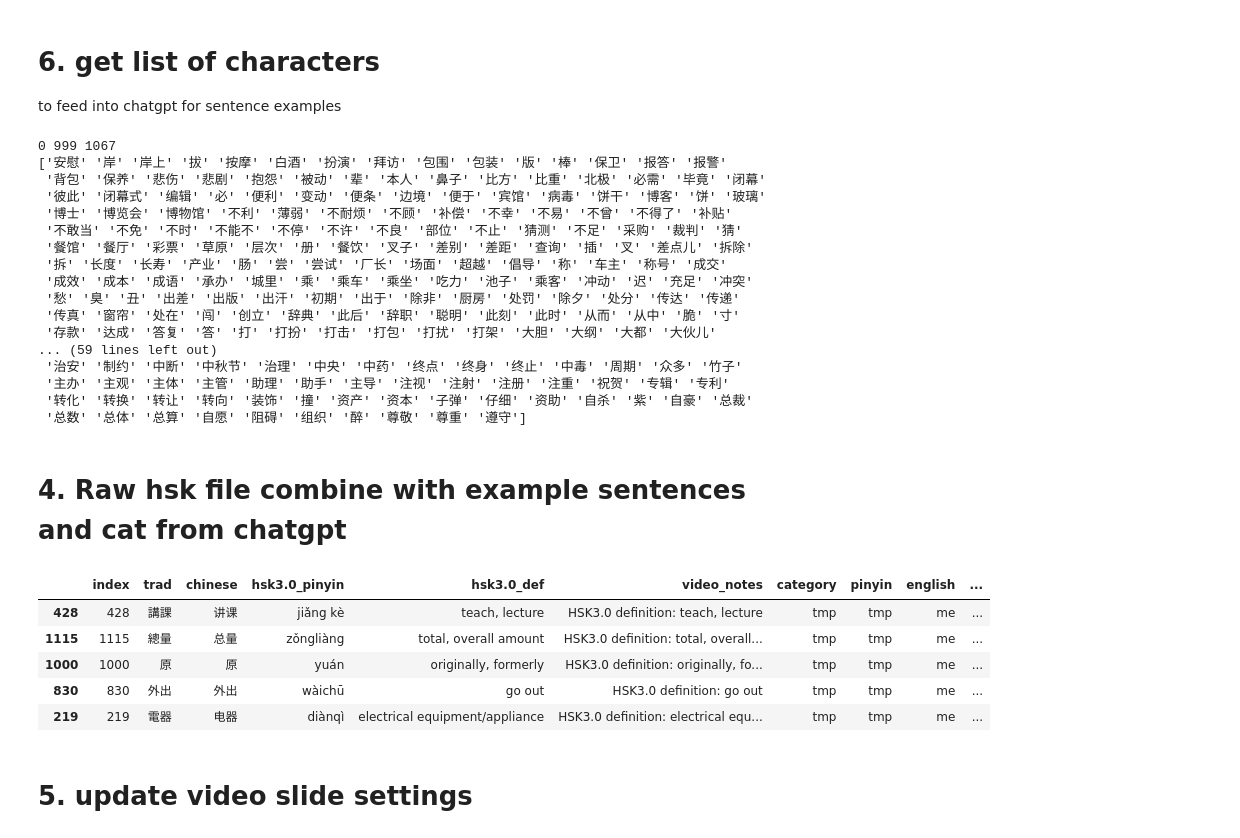
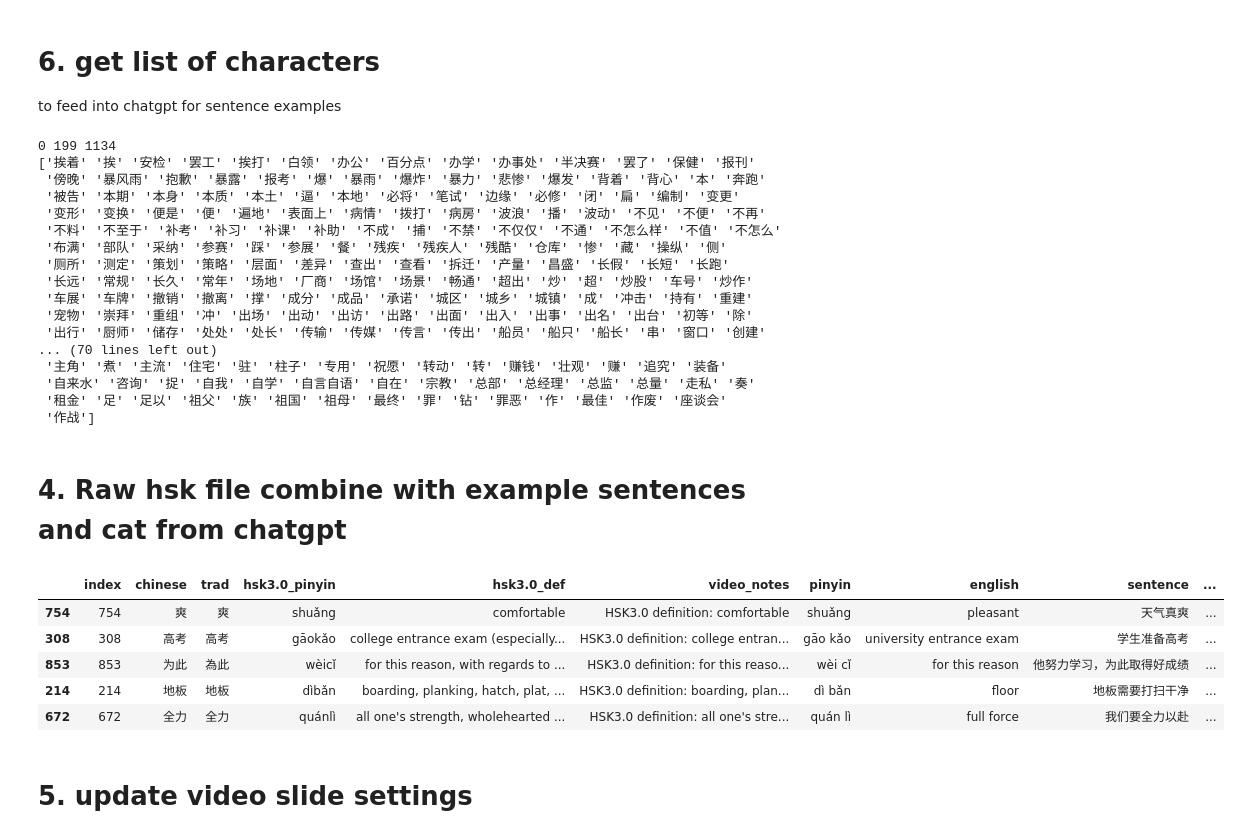
Before and after one commit to srcole/my_mandarin_database, a Jupyter notebook: sandbox.ipynb, the cells around one changed output. Cells and saved outputs as stored; diff of their text form; code cells hidden in the pictures.

Commit message:
hsk6 video

```diff
--- a/sandbox.ipynb
+++ b/sandbox.ipynb
@@ -5,64 +5,64 @@ to feed into chatgpt for sentence examples
 import pandas as pd
 # %%
 i = 0
-chunk_size = 1000
+chunk_size = 200
 while (chunk_size*i) < len(df_hsk):
     print(chunk_size*i, chunk_size*(i+1) - 1, len(df_hsk))
     print(df_hsk['chinese'].loc[chunk_size*i:chunk_size*(i+1) - 1].values)
     i += 1
 # %% [output]
-0 999 1067
-['安慰' '岸' '岸上' '拔' '按摩' '白酒' '扮演' '拜访' '包围' '包装' '版' '棒' '保卫' '报答' '报警'
- '背包' '保养' '悲伤' '悲剧' '抱怨' '被动' '辈' '本人' '鼻子' '比方' '比重' '北极' '必需' '毕竟' '闭幕'
- '彼此' '闭幕式' '编辑' '必' '便利' '变动' '便条' '边境' '便于' '宾馆' '病毒' '饼干' '博客' '饼' '玻璃'
- '博士' '博览会' '博物馆' '不利' '薄弱' '不耐烦' '不顾' '补偿' '不幸' '不易' '不曾' '不得了' '补贴'
- '不敢当' '不免' '不时' '不能不' '不停' '不许' '不良' '部位' '不止' '猜测' '不足' '采购' '裁判' '猜'
- '餐馆' '餐厅' '彩票' '草原' '层次' '册' '餐饮' '叉子' '差别' '差距' '查询' '插' '叉' '差点儿' '拆除'
- '拆' '长度' '长寿' '产业' '肠' '尝' '尝试' '厂长' '场面' '超越' '倡导' '称' '车主' '称号' '成交'
- '成效' '成本' '成语' '承办' '城里' '乘' '乘车' '乘坐' '吃力' '池子' '乘客' '冲动' '迟' '充足' '冲突'
- '愁' '臭' '丑' '出差' '出版' '出汗' '初期' '出于' '除非' '厨房' '处罚' '除夕' '处分' '传达' '传递'
- '传真' '窗帘' '处在' '闯' '创立' '辞典' '此后' '辞职' '聪明' '此刻' '此时' '从而' '从中' '脆' '寸'
- '存款' '达成' '答复' '答' '打' '打扮' '打击' '打包' '打扰' '打架' '大胆' '大纲' '大都' '大伙儿'
-... (59 lines left out)
- '治安' '制约' '中断' '中秋节' '治理' '中央' '中药' '终点' '终身' '终止' '中毒' '周期' '众多' '竹子'
- '主办' '主观' '主体' '主管' '助理' '助手' '主导' '注视' '注射' '注册' '注重' '祝贺' '专辑' '专利'
- '转化' '转换' '转让' '转向' '装饰' '撞' '资产' '资本' '子弹' '仔细' '资助' '自杀' '紫' '自豪' '总裁'
- '总数' '总体' '总算' '自愿' '阻碍' '组织' '醉' '尊敬' '尊重' '遵守']
+0 199 1134
+['挨着' '挨' '安检' '罢工' '挨打' '白领' '办公' '百分点' '办学' '办事处' '半决赛' '罢了' '保健' '报刊'
+ '傍晚' '暴风雨' '抱歉' '暴露' '报考' '爆' '暴雨' '爆炸' '暴力' '悲惨' '爆发' '背着' '背心' '本' '奔跑'
+ '被告' '本期' '本身' '本质' '本土' '逼' '本地' '必将' '笔试' '边缘' '必修' '闭' '扁' '编制' '变更'
+ '变形' '变换' '便是' '便' '遍地' '表面上' '病情' '拨打' '病房' '波浪' '播' '波动' '不见' '不便' '不再'
+ '不料' '不至于' '补考' '补习' '补课' '补助' '不成' '捕' '不禁' '不仅仅' '不通' '不怎么样' '不值' '不怎么'
+ '布满' '部队' '采纳' '参赛' '踩' '参展' '餐' '残疾' '残疾人' '残酷' '仓库' '惨' '藏' '操纵' '侧'
+ '厕所' '测定' '策划' '策略' '层面' '差异' '查出' '查看' '拆迁' '产量' '昌盛' '长假' '长短' '长跑'
+ '长远' '常规' '长久' '常年' '场地' '厂商' '场馆' '场景' '畅通' '超出' '炒' '超' '炒股' '车号' '炒作'
+ '车展' '车牌' '撤销' '撤离' '撑' '成分' '成品' '承诺' '城区' '城乡' '城镇' '成' '冲击' '持有' '重建'
+ '宠物' '崇拜' '重组' '冲' '出场' '出动' '出访' '出路' '出面' '出入' '出事' '出名' '出台' '初等' '除'
+ '出行' '厨师' '储存' '处处' '处长' '传输' '传媒' '传言' '传出' '船员' '船只' '船长' '串' '窗口' '创建'
+... (70 lines left out)
+ '主角' '煮' '主流' '住宅' '驻' '柱子' '专用' '祝愿' '转动' '转' '赚钱' '壮观' '赚' '追究' '装备'
+ '自来水' '咨询' '捉' '自我' '自学' '自言自语' '自在' '宗教' '总部' '总经理' '总监' '总量' '走私' '奏'
+ '租金' '足' '足以' '祖父' '族' '祖国' '祖母' '最终' '罪' '钻' '罪恶' '作' '最佳' '作废' '座谈会'
+ '作战']
 # %% [markdown]
 # 4. Raw hsk file combine with example sentences and cat from chatgpt
 # %%
 # Enhance sentences with hsk3.0 info for final file
 hsk_level = '6'
 df_hsk = pd.read_csv(f'static/hsk/raw/HSK {hsk_level}.tsv', delimiter='\t', header=None).rename(columns={0:'trad', 1:'chinese', 2:'hsk3.0_pinyin', 3: 'hsk3.0_def'})
 df_hsk['video_notes'] = df_hsk['hsk3.0_def'].apply(lambda x: f"HSK3.0 definition: {x}")
 df_hsk =df_hsk.reset_index()
-df_hsk['category'] = 'tmp'
-df_hsk['pinyin'] = 'tmp'
-df_hsk['english'] = 'me'
-df_hsk['sentence'] = '保险'
-df_hsk['sentence_pinyin'] = 'tmp'
-df_hsk['sentence_english'] = 'me'
+# df_hsk['category'] = 'tmp'
+# df_hsk['pinyin'] = 'tmp'
+# df_hsk['english'] = 'me'
+# df_hsk['sentence'] = '保险'
+# df_hsk['sentence_pinyin'] = 'tmp'
+# df_hsk['sentence_english'] = 'me'
 df_hsk.to_csv(f'static/hsk/intermediate/HSK{hsk_level}_present.csv')
 df_hsk.sample(5)
 
 # Sentence prompt
 # Give sentence examples for the list of chinese words below. output is csv with 6 columns: simplified chinese, pinyin, english translation, example sentence in simplified chinese, sentence pinyin, sentence english. DO NOT use commas except for as required as separators in the csv format! also remember to use a variety of sentence structure and common applications of words.
 
-# dfsent = pd.read_csv(f'static/hsk/intermediate/HSK{hsk_level}_sent_raw.csv')
-# dfsent = df_hsk[['index', 'chinese', 'trad', 'hsk3.0_pinyin', 'hsk3.0_def', 'video_notes']].merge(dfsent, on='chinese')
-# # dfsent['category'] = 'tmp'
-# dfsent.to_csv(f'static/hsk/intermediate/HSK{hsk_level}_sent_nocat.csv', index=False)
-# dfsent.sample(5)
+dfsent = pd.read_csv(f'static/hsk/intermediate/HSK{hsk_level}_sent_raw.csv')
+dfsent = df_hsk[['index', 'chinese', 'trad', 'hsk3.0_pinyin', 'hsk3.0_def', 'video_notes']].merge(dfsent, on='chinese')
+# dfsent['category'] = 'tmp'
+dfsent.to_csv(f'static/hsk/intermediate/HSK{hsk_level}_sent_nocat.csv', index=False)
+dfsent.sample(5)
 
-# df_cat = pd.read_csv(f'static/hsk/intermediate/HSK{hsk_level}_cat_raw.csv', index_col=False)
-# df_sent_cat = dfsent.merge(df_cat, on='chinese', how='left')
-# assert df_sent_cat['category'].isna().sum() == 0
-# df_sent_cat.to_csv(f'static/hsk/HSK{hsk_level}_sent_cat.csv', index=False)
-# df_sent_cat.sample(5)
+df_cat = pd.read_csv(f'static/hsk/intermediate/HSK{hsk_level}_cat_raw.csv', index_col=False)
+df_sent_cat = dfsent.merge(df_cat, on='chinese', how='left')
+assert df_sent_cat['category'].isna().sum() == 0
+df_sent_cat.to_csv(f'static/hsk/HSK{hsk_level}_sent_cat.csv', index=False)
+df_sent_cat.sample(5)
 # %% [output]
-|  | index | trad | chinese | hsk3.0_pinyin | hsk3.0_def | video_notes | category | pinyin | english | ... |
-| 428 | 428 | 講課 | 讲课 | jiǎng kè | teach, lecture | HSK3.0 definition: teach, lecture | tmp | tmp | me | ... |
-| 1115 | 1115 | 總量 | 总量 | zǒngliàng | total, overall amount | HSK3.0 definition: total, overall... | tmp | tmp | me | ... |
-| 1000 | 1000 | 原 | 原 | yuán | originally, formerly | HSK3.0 definition: originally, fo... | tmp | tmp | me | ... |
-| 830 | 830 | 外出 | 外出 | wàichū | go out | HSK3.0 definition: go out | tmp | tmp | me | ... |
-| 219 | 219 | 電器 | 电器 | diànqì | electrical equipment/appliance | HSK3.0 definition: electrical equ... | tmp | tmp | me | ... |
+|  | index | chinese | trad | hsk3.0_pinyin | hsk3.0_def | video_notes | pinyin | english | sentence | ... |
+| 754 | 754 | 爽 | 爽 | shuǎng | comfortable | HSK3.0 definition: comfortable | shuǎng | pleasant | 天气真爽 | ... |
+| 308 | 308 | 高考 | 高考 | gāokǎo | college entrance exam (especially... | HSK3.0 definition: college entran... | gāo kǎo | university entrance exam | 学生准备高考 | ... |
+| 853 | 853 | 为此 | 為此 | wèicǐ | for this reason, with regards to ... | HSK3.0 definition: for this reaso... | wèi cǐ | for this reason | 他努力学习，为此取得好成绩 | ... |
+| 214 | 214 | 地板 | 地板 | dìbǎn | boarding, planking, hatch, plat, ... | HSK3.0 definition: boarding, plan... | dì bǎn | floor | 地板需要打扫干净 | ... |
+| 672 | 672 | 全力 | 全力 | quánlì | all one's strength, wholehearted ... | HSK3.0 definition: all one's stre... | quán lì | full force | 我们要全力以赴 | ... |
```
Also changed, not shown: parts of 1 cell of this notebook, 2 other files.
